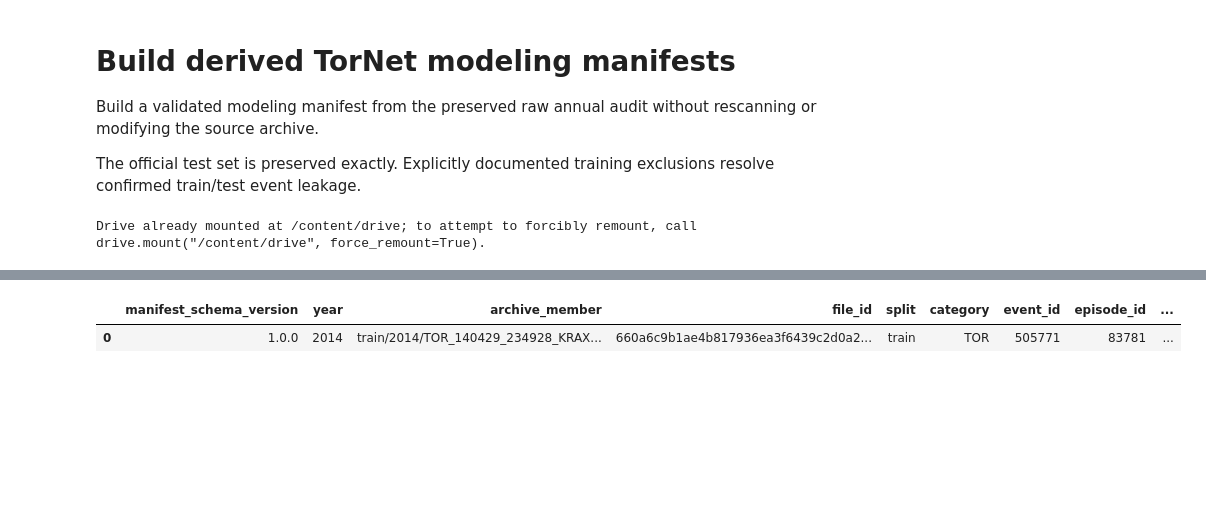
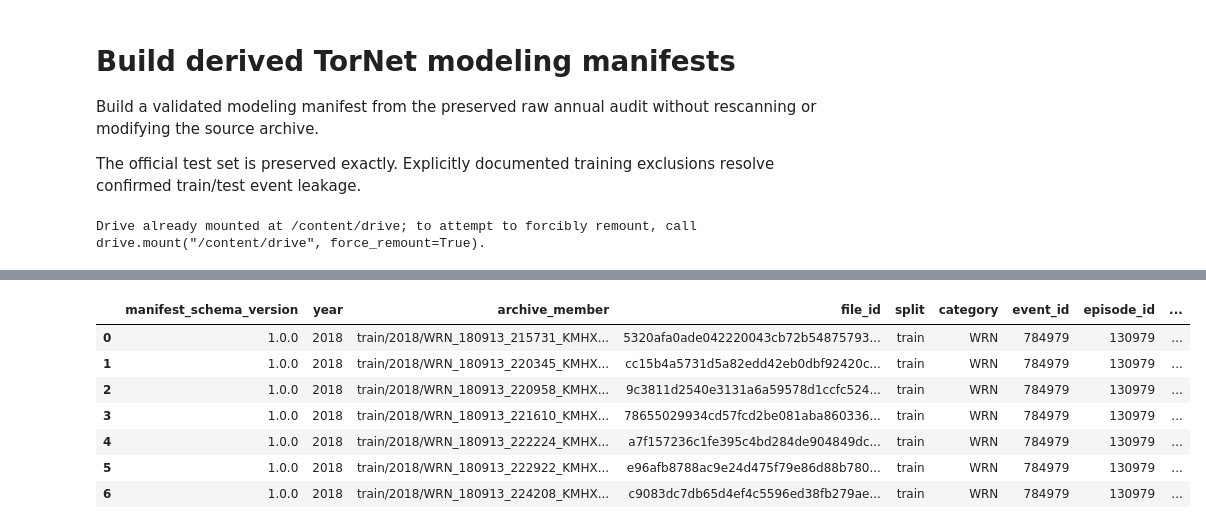
Before and after one commit to aemotyka/DL-Tornado-Detection, a Jupyter notebook: notebooks/02_build_modeling_manifests.ipynb, the cells around one changed output, grey strips where cells are left out. Drawn from its saved outputs; the diff is of its cells as text; code cells hidden in the pictures; blank space fills up the shorter version.

Commit message:
Fix duplicate event in 2018 handling

```diff
--- a/notebooks/02_build_modeling_manifests.ipynb
+++ b/notebooks/02_build_modeling_manifests.ipynb
@@ -95,47 +133,84 @@ Modeling output: /content/drive/MyDrive/TorNet_Backup/manifests/modeling/v1/2014
 # %%
 modeling_build = build_modeling_manifest(
     RAW_DIRECTORY,
     exclusions=EXCLUSIONS,
     expected_dimensions=EXPECTED_DIMENSIONS,
 )
 
-display(modeling_build.exclusion_ledger)
-display(modeling_build.validation.checks)
-display(
-    modeling_build.validation
-    .category_frame_summary
+ledger = modeling_build.exclusion_ledger
+validation = modeling_build.validation
+manifest = modeling_build.manifest
+
+display(ledger)
+display(validation.checks)
+
+print(
+    "Event groups crossing official splits:"
+)
+display(validation.event_split_overlap)
+
+print(
+    "Episode groups crossing official splits "
+    "(informational):"
+)
+display(validation.episode_split_overlap)
+
+assert manifest.year == 2018
+assert (
+    modeling_build.source_terminal_marker
+    == "_INVALID.json"
 )
 
-assert len(
-    modeling_build.manifest.file_manifest
-) == 19_992
+assert len(ledger) == 7
+assert (
+    ledger["archive_member"].tolist()
+    == list(EXCLUSION_MEMBERS)
+)
+assert set(ledger["split"]) == {"train"}
+assert set(ledger["category"]) == {"WRN"}
+assert set(
+    ledger["event_id"].astype(str)
+) == {"784979"}
+assert set(
+    ledger["episode_id"].astype(str)
+) == {"130979"}
+assert set(ledger["radar_site"]) == {"KMHX"}
+
+assert int(
+    ledger["removed_frame_count"].sum()
+) == 28
+assert int(
+    ledger[
+        "removed_positive_frame_count"
+    ].sum()
+) == 0
 
 assert len(
-    modeling_build.manifest.frame_manifest
-) == 79_968
-
-assert int(
-    modeling_build.exclusion_ledger[
-        "removed_positive_frame_count"
-    ].sum()
-) == 1
-
+    manifest.file_manifest
+) == 17_871
+assert len(
+    manifest.frame_manifest
+) == 71_484
 assert (
-    modeling_build.validation
-    .event_split_overlap.empty
+    manifest.netcdf_member_count
+    == 17_871
 )
 
-assert (
-    modeling_build.validation
-    .all_required_passed
-)
+assert validation.all_required_passed
+assert validation.event_split_overlap.empty
 
 print(
-    "PASS: 2014 modeling manifest validated "
+    "PASS: 2018 modeling manifest validated "
     "before writing"
 )
 # %% [output]
 |  | manifest_schema_version | year | archive_member | file_id | split | category | event_id | episode_id | ... |
-| 0 | 1.0.0 | 2014 | train/2014/TOR_140429_234928_KRAX... | 660a6c9b1ae4b817936ea3f6439c2d0a2... | train | TOR | 505771 | 83781 | ... |
+| 0 | 1.0.0 | 2018 | train/2018/WRN_180913_215731_KMHX... | 5320afa0ade042220043cb72b54875793... | train | WRN | 784979 | 130979 | ... |
+| 1 | 1.0.0 | 2018 | train/2018/WRN_180913_220345_KMHX... | cc15b4a5731d5a82edd42eb0dbf92420c... | train | WRN | 784979 | 130979 | ... |
+| 2 | 1.0.0 | 2018 | train/2018/WRN_180913_220958_KMHX... | 9c3811d2540e3131a6a59578d1ccfc524... | train | WRN | 784979 | 130979 | ... |
+| 3 | 1.0.0 | 2018 | train/2018/WRN_180913_221610_KMHX... | 78655029934cd57fcd2be081aba860336... | train | WRN | 784979 | 130979 | ... |
+| 4 | 1.0.0 | 2018 | train/2018/WRN_180913_222224_KMHX... | a7f157236c1fe395c4bd284de904849dc... | train | WRN | 784979 | 130979 | ... |
+| 5 | 1.0.0 | 2018 | train/2018/WRN_180913_222922_KMHX... | e96afb8788ac9e24d475f79e86d88b780... | train | WRN | 784979 | 130979 | ... |
+| 6 | 1.0.0 | 2018 | train/2018/WRN_180913_224208_KMHX... | c9083dc7db65d4ef4c5596ed38fb279ae... | train | WRN | 784979 | 130979 | ... |
 |  | check | required | passed | observed | expected | detail |
 | 0 | build_errors | True | True | 0 | 0 |  |
```
Also changed, not shown: parts of 6 cells of this notebook.
